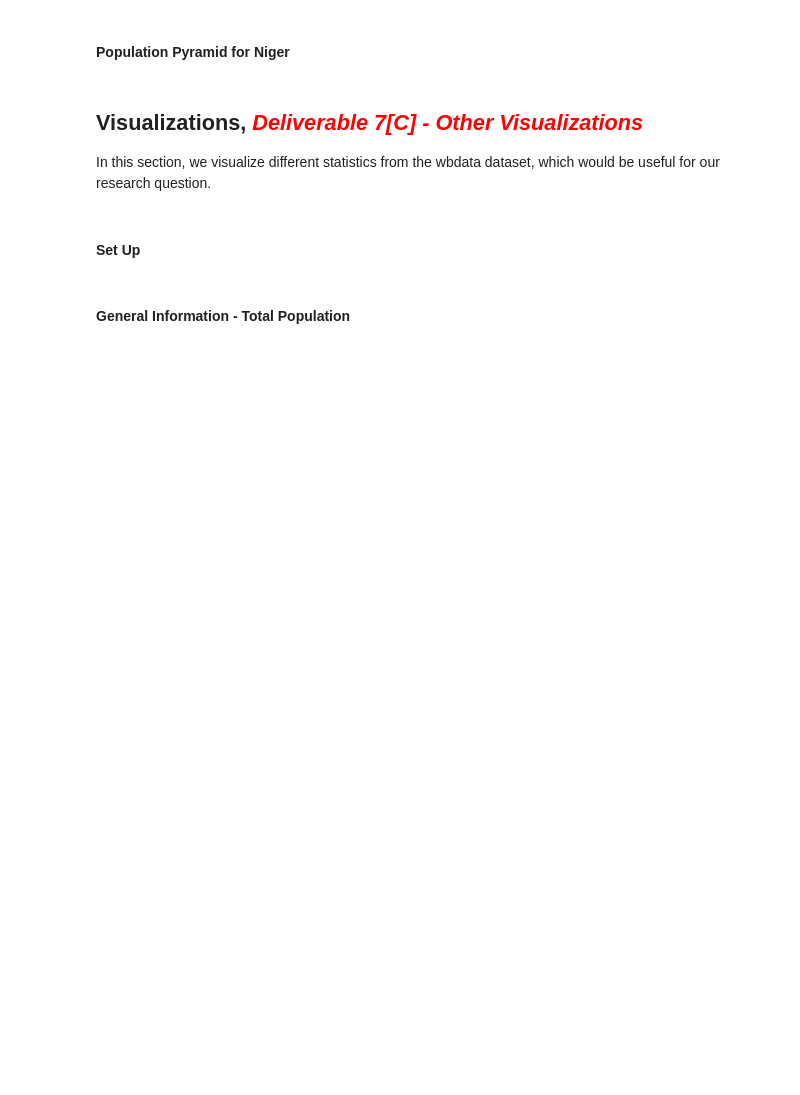
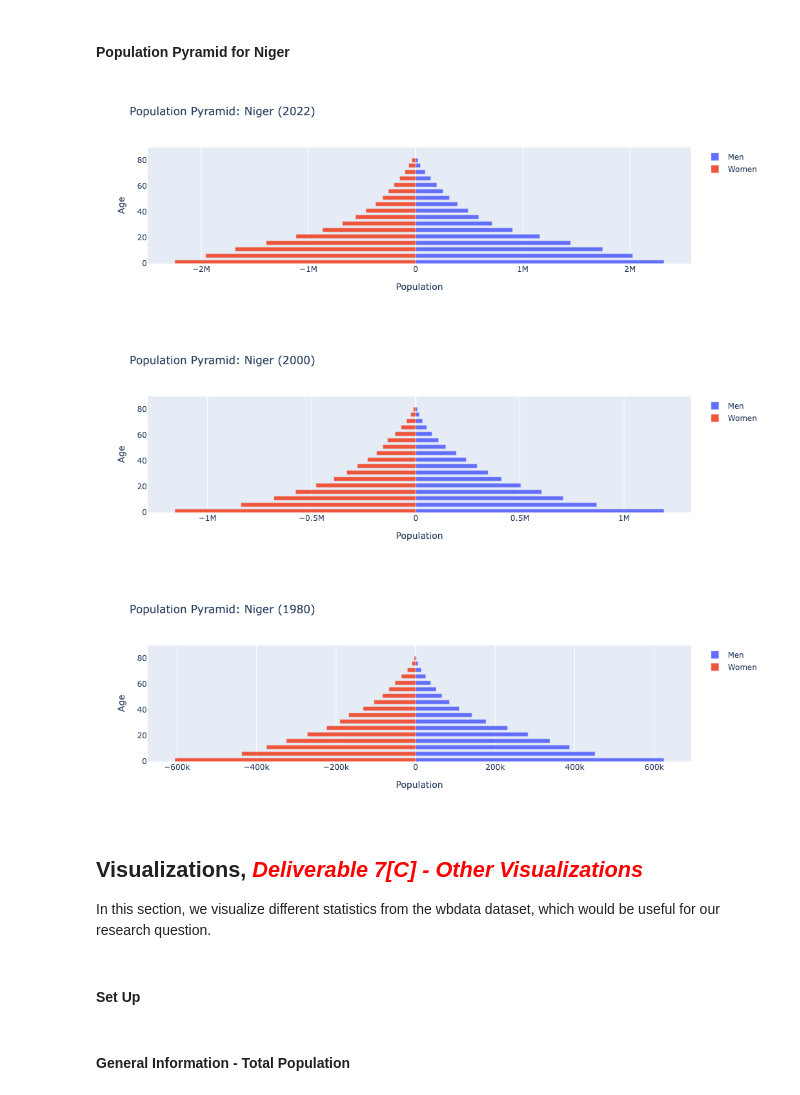
Before and after one commit to nataliee8/EEP-153-Project-1, a Jupyter notebook: proj1_notebook.ipynb, the cells around one changed output. Cells and saved outputs as stored; diff of their text form; code cells hidden in the pictures; blank space fills up the shorter version.

```diff
--- a/proj1_notebook.ipynb
+++ b/proj1_notebook.ipynb
@@ -551,17 +581,32 @@ population_pyramid(
 # %%
 df_niger = wbdata.get_dataframe(
     variables,
     country="NER",
     parse_dates=True
 )
 
 #df_niger.head()
 
 population_pyramid(
     df=df_niger,
     year="2022-01-01",
     country="Niger"
 )
+population_pyramid(
+    df=df_niger,
+    year="2000-01-01",
+    country="Niger"
+)
+
+population_pyramid(
+    df=df_niger,
+    year="1980-01-01",
+    country="Niger"
+)
+# %% [output]
+[figure, added]
+[figure, added]
+[figure, added]
 # %% [markdown]
 ## Visualizations, <span style="color: red;">*Deliverable 7[C] - Other Visualizations* <a name="population-f"></span></a>
 In this section, we visualize different statistics from the wbdata dataset, which would be useful for our research question.
```
Also changed, not shown: parts of 18 cells of this notebook.
